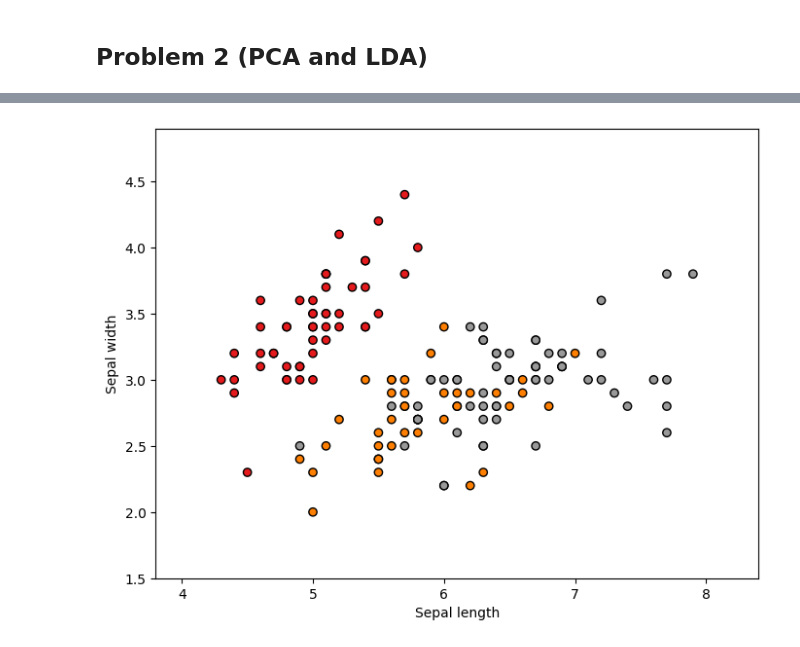
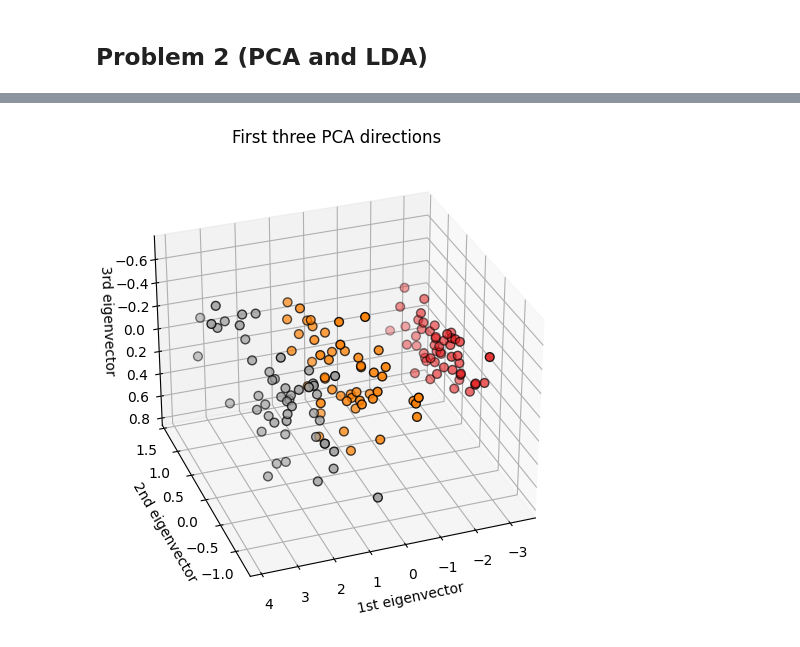
Before and after one commit to rayhuangg/111-1_MachineLearning, a Jupyter notebook: HW/HW06/HW06.ipynb, the cells around one changed output, grey strips where cells are left out. Drawn from its saved outputs; the diff is of its cells as text; code cells hidden in the pictures.

```diff
--- a/HW/HW06/HW06.ipynb
+++ b/HW/HW06/HW06.ipynb
@@ -12,13 +16,2 @@ from sklearn.lda import LDA
 # %% [markdown]
 ## Problem 2 (PCA and LDA)
-# %%
-import numpy as np
-
-from sklearn.discriminant_analysis import LinearDiscriminantAnalysis as LDA
-X = np.array([[-1, -1], [-2, -1], [-3, -2], [1, 1], [2, 1], [3, 2]])
-y = np.array([1, 1, 1, 2, 2, 2])
-clf = LDA()
-clf.fit(X, y)
-
-print("**********")
-print(clf.predict([[-0.8, -1]]))
@@ -35,61 +202,28 @@ iris = datasets.load_iris()
 # %%
-# Code source: Gaël Varoquaux
-# Modified for documentation by Jaques Grobler
-# License: BSD 3 clause
+# To getter a better understanding of interaction of the dimensions
+# plot the first three PCA dimensions
+fig = plt.figure(1, figsize=(8, 6))
+ax = fig.add_subplot(111, projection="3d", elev=-150, azim=110)
 
-import matplotlib.pyplot as plt
+X_reduced = PCA(n_components=3).fit_transform(iris.data)
+ax.scatter(
+    X_reduced[:, 0],
+    X_reduced[:, 1],
+    X_reduced[:, 2],
+    c=y,
+    cmap=plt.cm.Set1,
+    edgecolor="k",
+    s=40,
+)
 
-# unused but required import for doing 3d projections with matplotlib < 3.2
-import mpl_toolkits.mplot3d  # noqa: F401
-
-from sklearn import datasets
-from sklearn.decomposition import PCA
-
-# import some data to play with
-iris = datasets.load_iris()
-X = iris.data[:, :2]  # we only take the first two features.
-y = iris.target
-
-x_min, x_max = X[:, 0].min() - 0.5, X[:, 0].max() + 0.5
-y_min, y_max = X[:, 1].min() - 0.5, X[:, 1].max() + 0.5
-
-plt.figure(2, figsize=(8, 6))
-plt.clf()
-
-# Plot the training points
-plt.scatter(X[:, 0], X[:, 1], c=y, cmap=plt.cm.Set1, edgecolor="k")
-plt.xlabel("Sepal length")
-plt.ylabel("Sepal width")
-
-plt.xlim(x_min, x_max)
-plt.ylim(y_min, y_max)
-# plt.xticks(())
-# plt.yticks(())
-
-# # To getter a better understanding of interaction of the dimensions
-# # plot the first three PCA dimensions
-# fig = plt.figure(1, figsize=(8, 6))
-# ax = fig.add_subplot(111, projection="3d", elev=-150, azim=110)
-
-# X_reduced = PCA(n_components=3).fit_transform(iris.data)
-# ax.scatter(
-#     X_reduced[:, 0],
-#     X_reduced[:, 1],
-#     X_reduced[:, 2],
-#     c=y,
-#     cmap=plt.cm.Set1,
-#     edgecolor="k",
-#     s=40,
-# )
-
-# ax.set_title("First three PCA directions")
-# ax.set_xlabel("1st eigenvector")
+ax.set_title("First three PCA directions")
+ax.set_xlabel("1st eigenvector")
 # ax.w_xaxis.set_ticklabels([])
-# ax.set_ylabel("2nd eigenvector")
+ax.set_ylabel("2nd eigenvector")
 # ax.w_yaxis.set_ticklabels([])
-# ax.set_zlabel("3rd eigenvector")
+ax.set_zlabel("3rd eigenvector")
 # ax.w_zaxis.set_ticklabels([])
 
 plt.show()
 # %% [output]
-[figure, old version]
+[figure, new version]
```
Also changed, not shown: parts of 24 cells of this notebook, 1 other file.
